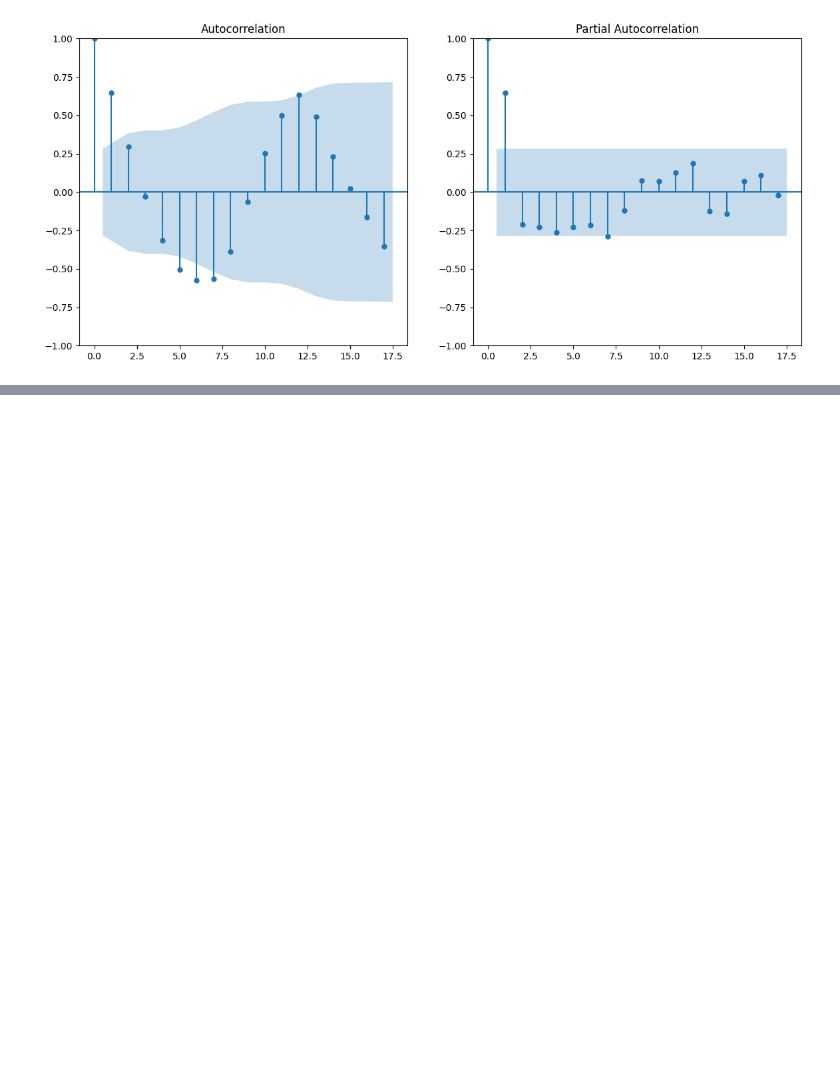
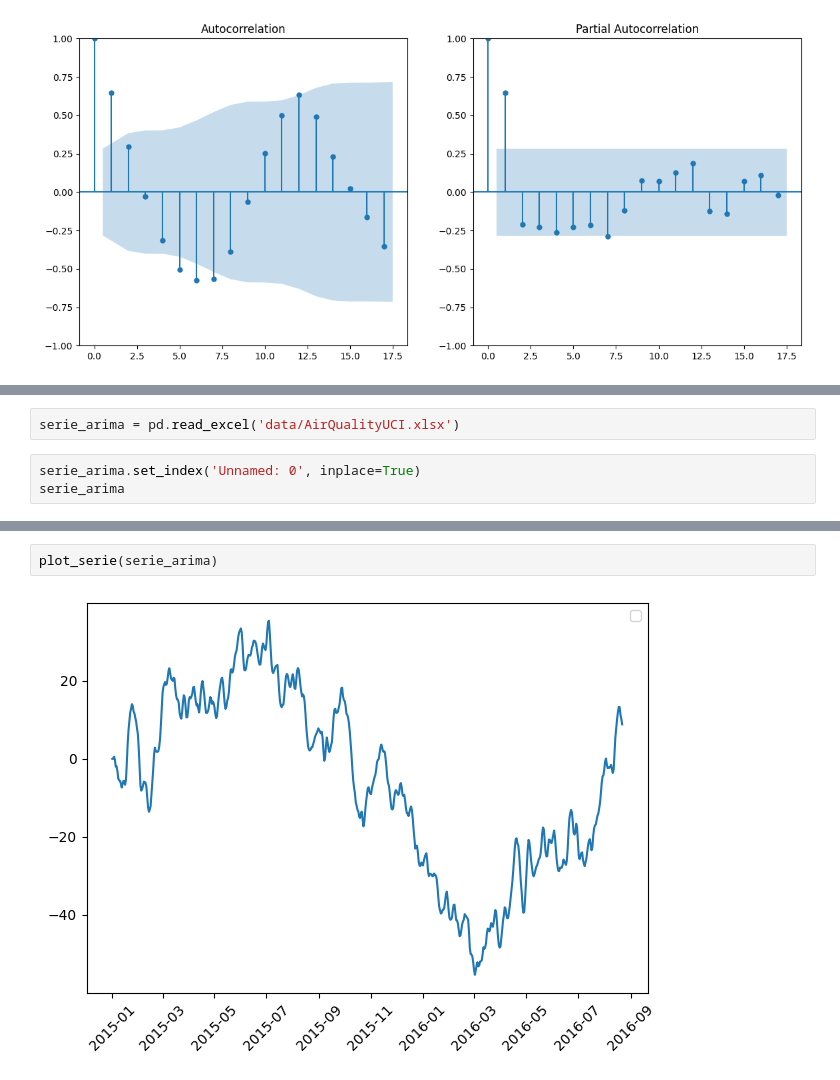
Before and after one commit to Gueguelas/series-temporais, a Jupyter notebook: notebook.ipynb, the cells around one changed output, grey strips where cells are left out. Cells and saved outputs as stored; diff of their text form; blank space fills up the shorter version.

Commit message:
feat: Arima

```diff
--- a/notebook.ipynb
+++ b/notebook.ipynb
@@ -880,0 +885,5 @@ plot_acf_pacf(serie_electric_power)
+# %%
+serie_arima = pd.read_excel('data/AirQualityUCI.xlsx')
+# %%
+serie_arima.set_index('Unnamed: 0', inplace=True)
+serie_arima
@@ -880,0 +905,4 @@ plot_acf_pacf(serie_electric_power)
+# %%
+plot_serie(serie_arima)
+# %% [output]
+[figure, added]
```
Also changed, not shown: parts of 10 cells of this notebook, 2 other files.
